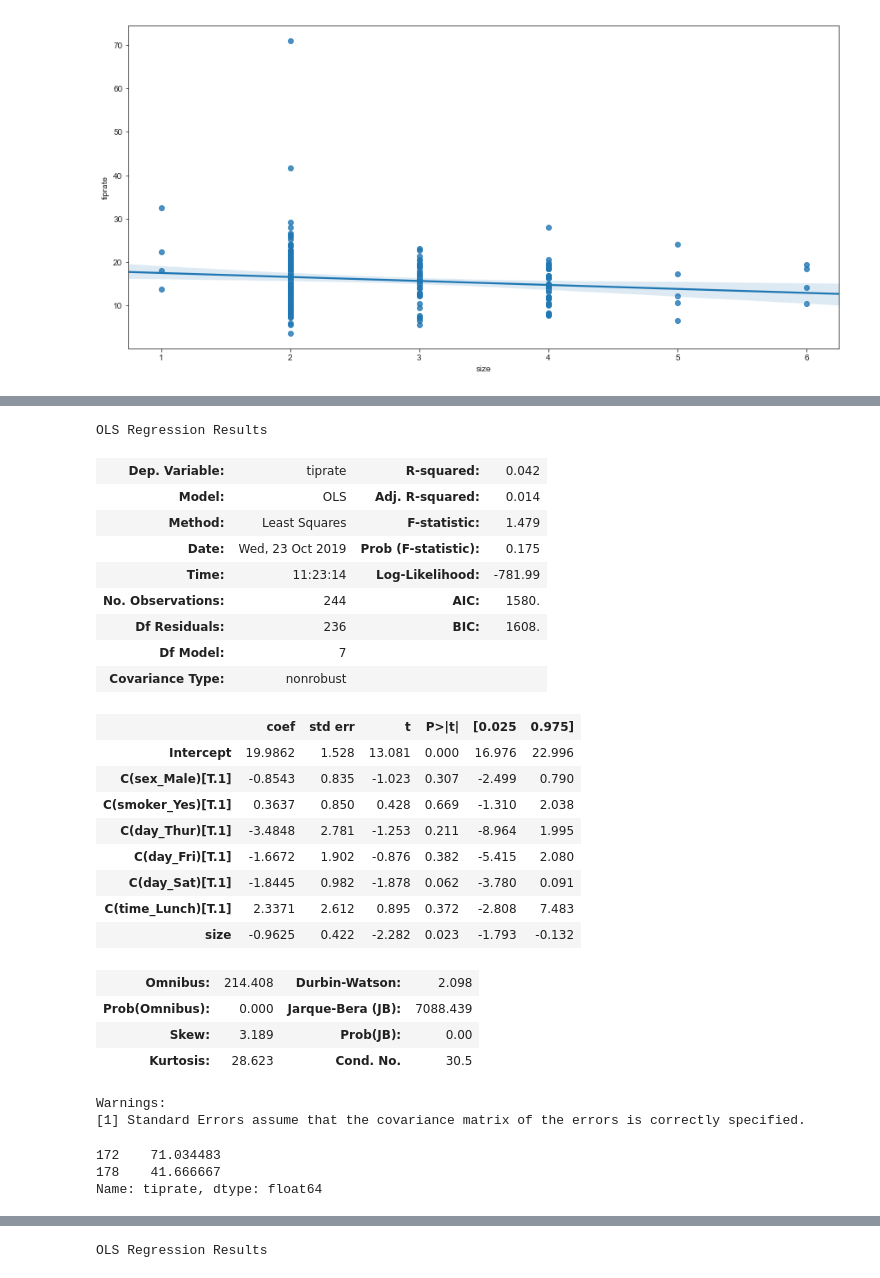
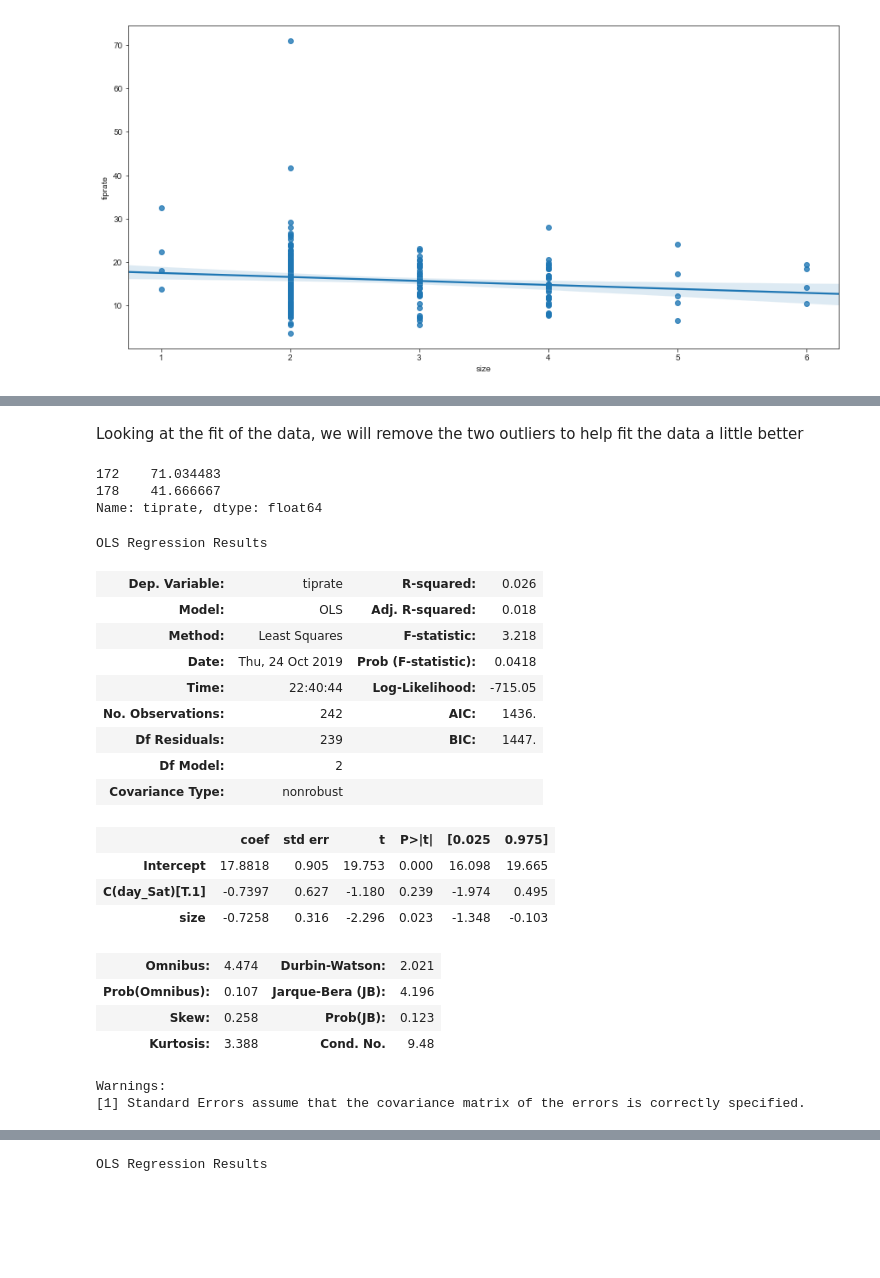
Before and after one commit to zoecahill1/fundamentals-project, a Jupyter notebook: tips-dataset.ipynb, the cells around one changed output, grey strips where cells are left out. Saved outputs shown, nothing was run; the diff lists cells and outputs as text; code cells hidden in the pictures; blank space fills up the shorter version.

Commit message:
regression wrtie up

```diff
--- a/tips-dataset.ipynb
+++ b/tips-dataset.ipynb
@@ -532,35 +572,5 @@ tips.head()
-# %%
-# omit Sun
-from statsmodels.formula.api import ols
-model = ols("tiprate ~ C(sex_Male) + C(smoker_Yes) + C(day_Thur) + C(day_Fri) + C(day_Sat) + C(time_Lunch) + size", data=tips)
-results = model.fit()
-results.summary()
-# %% [output]
-OLS Regression Results
-| Dep. Variable: | tiprate | R-squared: | 0.042 |
-| Model: | OLS | Adj. R-squared: | 0.014 |
-| Method: | Least Squares | F-statistic: | 1.479 |
-| Date: | Wed, 23 Oct 2019 | Prob (F-statistic): | 0.175 |
-| Time: | 11:23:14 | Log-Likelihood: | -781.99 |
-| No. Observations: | 244 | AIC: | 1580. |
-| Df Residuals: | 236 | BIC: | 1608. |
-| Df Model: | 7 |  |  |
-| Covariance Type: | nonrobust |  |  |
-|  | coef | std err | t | P>|t| | [0.025 | 0.975] |
-| Intercept | 19.9862 | 1.528 | 13.081 | 0.000 | 16.976 | 22.996 |
-| C(sex_Male)[T.1] | -0.8543 | 0.835 | -1.023 | 0.307 | -2.499 | 0.790 |
-| C(smoker_Yes)[T.1] | 0.3637 | 0.850 | 0.428 | 0.669 | -1.310 | 2.038 |
-| C(day_Thur)[T.1] | -3.4848 | 2.781 | -1.253 | 0.211 | -8.964 | 1.995 |
-| C(day_Fri)[T.1] | -1.6672 | 1.902 | -0.876 | 0.382 | -5.415 | 2.080 |
-| C(day_Sat)[T.1] | -1.8445 | 0.982 | -1.878 | 0.062 | -3.780 | 0.091 |
-| C(time_Lunch)[T.1] | 2.3371 | 2.612 | 0.895 | 0.372 | -2.808 | 7.483 |
-| size | -0.9625 | 0.422 | -2.282 | 0.023 | -1.793 | -0.132 |
-| Omnibus: | 214.408 | Durbin-Watson: | 2.098 |
-| Prob(Omnibus): | 0.000 | Jarque-Bera (JB): | 7088.439 |
-| Skew: | 3.189 | Prob(JB): | 0.00 |
-| Kurtosis: | 28.623 | Cond. No. | 30.5 |
-Warnings:
-[1] Standard Errors assume that the covariance matrix of the errors is correctly specified.
+# %% [markdown]
+Looking at the fit of the data, we will remove the two outliers to help fit the data a little better
 # %%
 # removing outlier tips
 tips.tiprate[tips['tiprate']>35.0]
@@ -570,3 +580,30 @@ tips.tiprate[tips['tiprate']>35.0]
 Name: tiprate, dtype: float64
 # %%
 tips = tips.drop([tips.index[172] , tips.index[178]])
+# %%
+# Fitting the model using just Saturday and size
+from statsmodels.formula.api import ols
+model = ols("tiprate ~   C(day_Sat) + size", data=tips)
+results = model.fit()
+results.summary()
+# %% [output]
+OLS Regression Results
+| Dep. Variable: | tiprate | R-squared: | 0.026 |
+| Model: | OLS | Adj. R-squared: | 0.018 |
+| Method: | Least Squares | F-statistic: | 3.218 |
+| Date: | Thu, 24 Oct 2019 | Prob (F-statistic): | 0.0418 |
+| Time: | 22:40:44 | Log-Likelihood: | -715.05 |
+| No. Observations: | 242 | AIC: | 1436. |
+| Df Residuals: | 239 | BIC: | 1447. |
+| Df Model: | 2 |  |  |
+| Covariance Type: | nonrobust |  |  |
+|  | coef | std err | t | P>|t| | [0.025 | 0.975] |
+| Intercept | 17.8818 | 0.905 | 19.753 | 0.000 | 16.098 | 19.665 |
+| C(day_Sat)[T.1] | -0.7397 | 0.627 | -1.180 | 0.239 | -1.974 | 0.495 |
+| size | -0.7258 | 0.316 | -2.296 | 0.023 | -1.348 | -0.103 |
+| Omnibus: | 4.474 | Durbin-Watson: | 2.021 |
+| Prob(Omnibus): | 0.107 | Jarque-Bera (JB): | 4.196 |
+| Skew: | 0.258 | Prob(JB): | 0.123 |
+| Kurtosis: | 3.388 | Cond. No. | 9.48 |
+Warnings:
+[1] Standard Errors assume that the covariance matrix of the errors is correctly specified.
```
Also changed, not shown: parts of 31 cells of this notebook.
